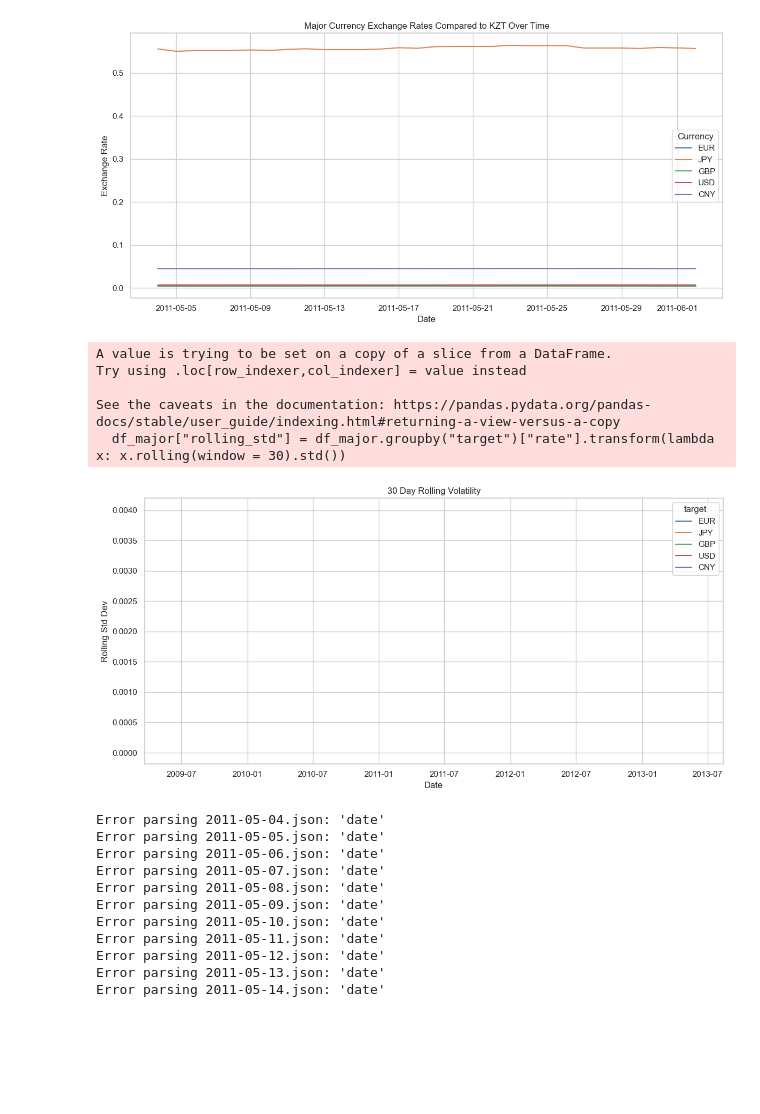
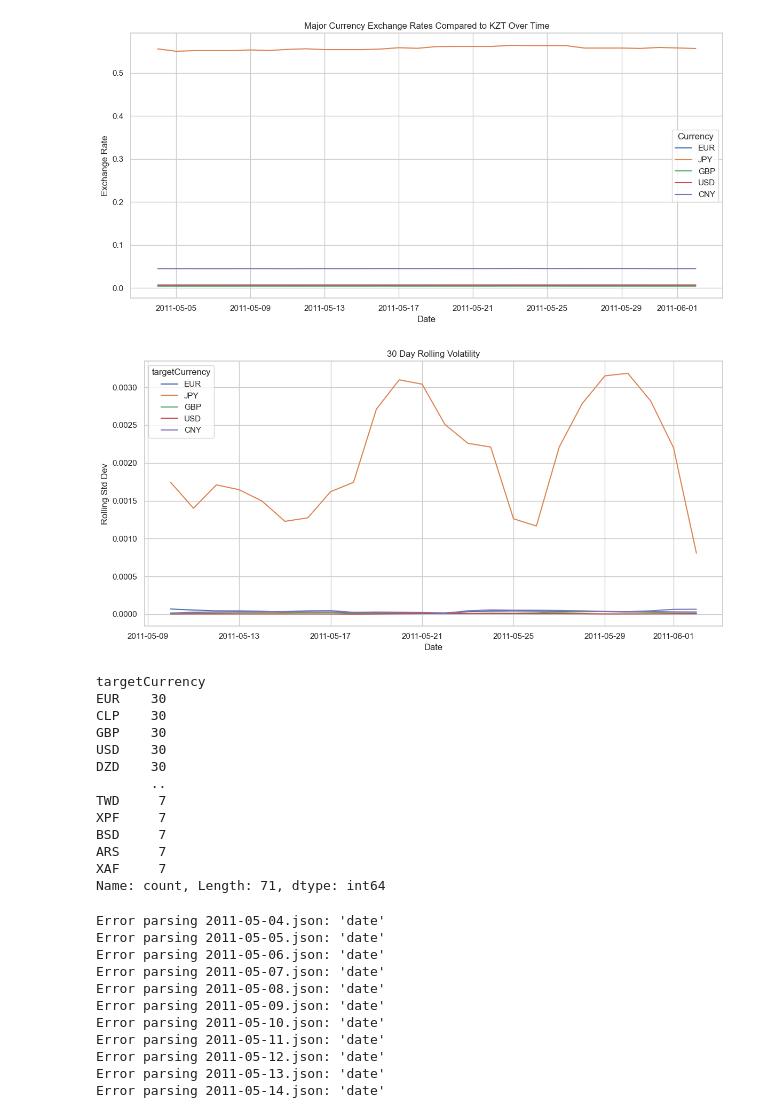
Before and after one commit to CoreeJoseph/ete4990-s25-homeworkfolder-ClassTemplte, a Jupyter notebook: Take home final/quest_2.ipynb, the cells around one changed output. Cells and saved outputs as stored; diff of their text form; code cells hidden in the pictures; blank space fills up the shorter version.

Commit message:
had to change how many days it checked since currency count low

```diff
--- a/Take home final/quest_2.ipynb
+++ b/Take home final/quest_2.ipynb
@@ -34,7 +34,7 @@ for filename in os.listdir(data_folder):
                     all_data.append({
                         "date": date,
                         "base": entry["baseCurrency"],
-                        "target": entry["targetCurrency"],
+                        "targetCurrency": entry["targetCurrency"],
                         "rate": float(entry["exchangeRate"])
                     })
         except Exception as e:
@@ -65,20 +65,32 @@ plt.show()
 # %% [output]
 [figure]
 # %%
-df_major["rolling_std"] = df_major.groupby("target")["rate"].transform(lambda x: x.rolling(window = 30).std())
-sns.lineplot(data = df_major, x = "date", y = "rolling_std", hue = "target")
+df_major = df[df["targetCurrency"].isin(major_currencies)].copy()
+df_major["rolling_std"] = df_major.groupby("targetCurrency")["rate"].transform(lambda x: x.rolling(window = 7).std())
+sns.lineplot(data = df_major, x = "date", y = "rolling_std", hue = "targetCurrency")
 plt.title("30 Day Rolling Volatility")
 plt.xlabel("Date")
 plt.ylabel("Rolling Std Dev")
 plt.tight_layout()
 plt.show()
 # %% [output]
-A value is trying to be set on a copy of a slice from a DataFrame.
-Try using .loc[row_indexer,col_indexer] = value instead
-
-See the caveats in the documentation: https://pandas.pydata.org/pandas-docs/stable/user_guide/indexing.html#returning-a-view-versus-a-copy
-  df_major["rolling_std"] = df_major.groupby("target")["rate"].transform(lambda x: x.rolling(window = 30).std())
-[figure, old version]
+[figure, new version]
+# %%
+print(df["targetCurrency"].value_counts())
+# %% [output]
+targetCurrency
+EUR    30
+CLP    30
+GBP    30
+USD    30
+DZD    30
+       ..
+TWD     7
+XPF     7
+BSD     7
+ARS     7
+XAF     7
+Name: count, Length: 71, dtype: int64
 # %%
 #all_data = load_data(base_currency)
 #all_data["date"] = pd.to_datetime(all_data["date"])
```
Also changed, not shown: parts of 2 cells of this notebook.
